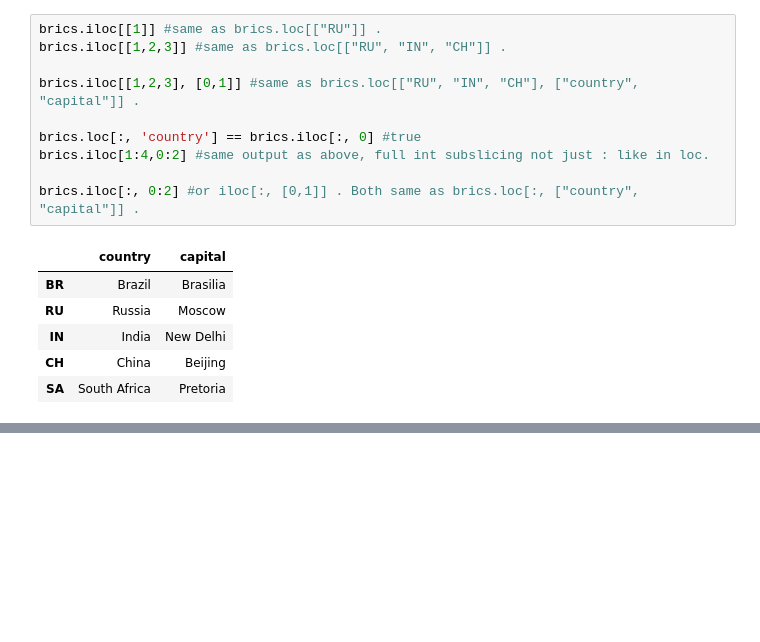
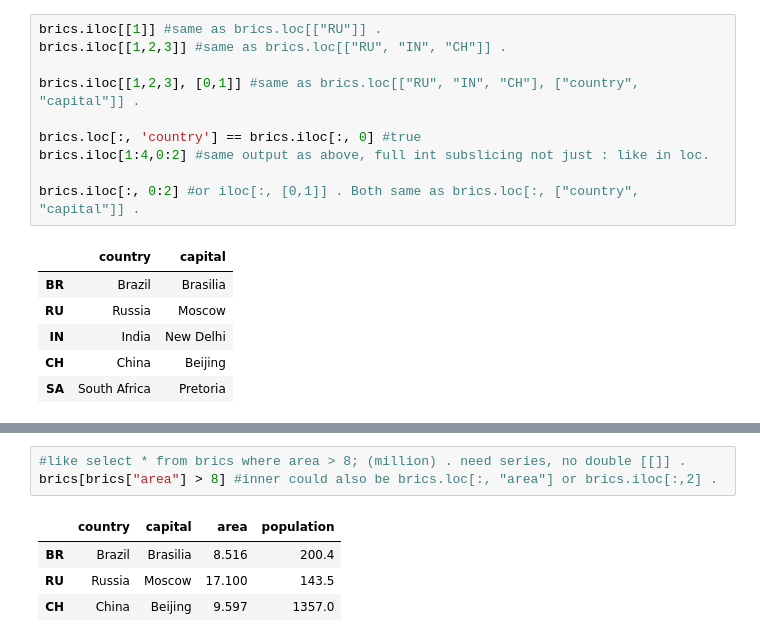
Before and after one commit to CaesarOG/DataCamp, a Jupyter notebook: Intermediate Python for Data Science.ipynb, the cells around one changed output, grey strips where cells are left out. Saved outputs shown, nothing was run; the diff lists cells and outputs as text; blank space fills up the shorter version.

```diff
--- a/Intermediate Python for Data Science.ipynb
+++ b/Intermediate Python for Data Science.ipynb
@@ -312,0 +375,8 @@ True
+# %%
+#like select * from brics where area > 8; (million) . need series, no double [[]] .
+brics[brics["area"] > 8] #inner could also be brics.loc[:, "area"] or brics.iloc[:,2] .
+# %% [output]
+|  | country | capital | area | population |
+| BR | Brazil | Brasilia | 8.516 | 200.4 |
+| RU | Russia | Moscow | 17.100 | 143.5 |
+| CH | China | Beijing | 9.597 | 1357.0 |
```
Also changed, not shown: parts of 23 cells of this notebook, 1 other file.
